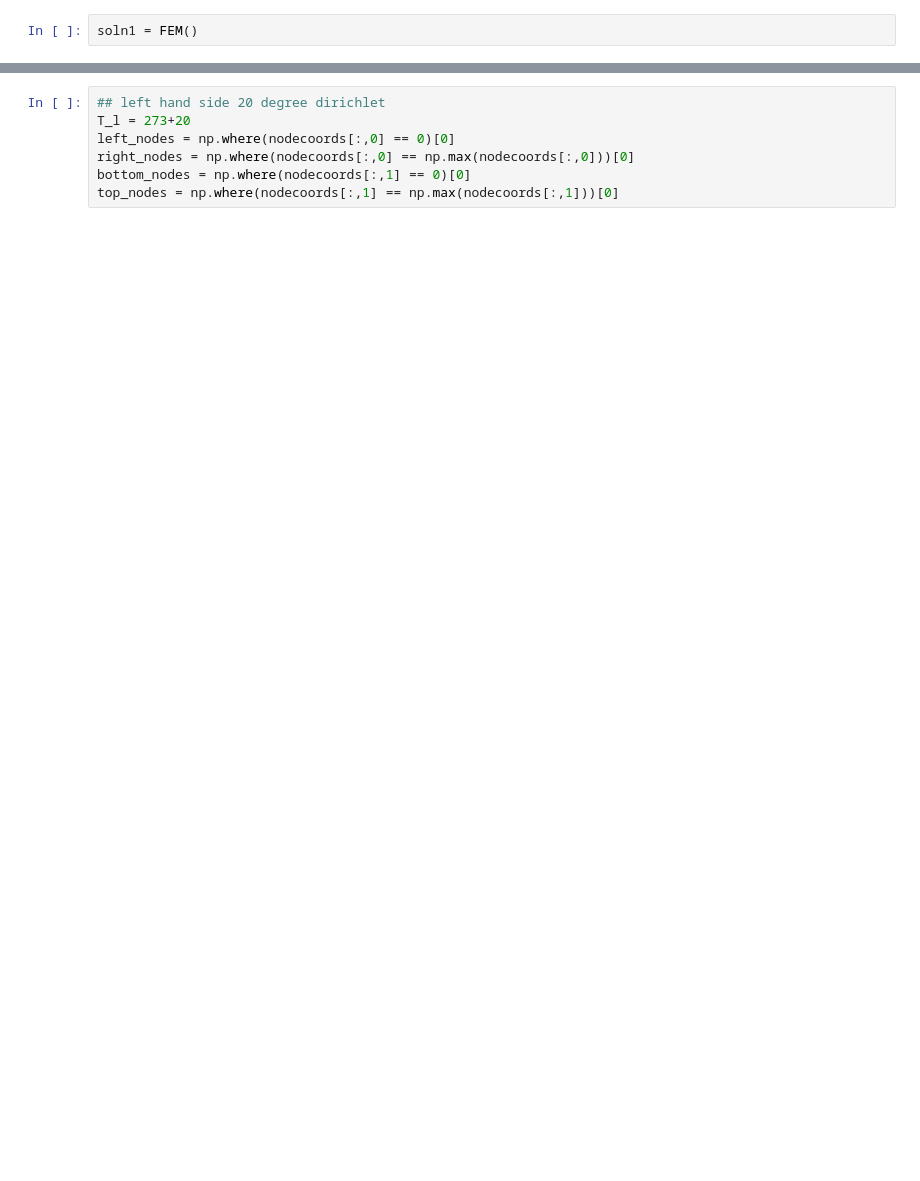
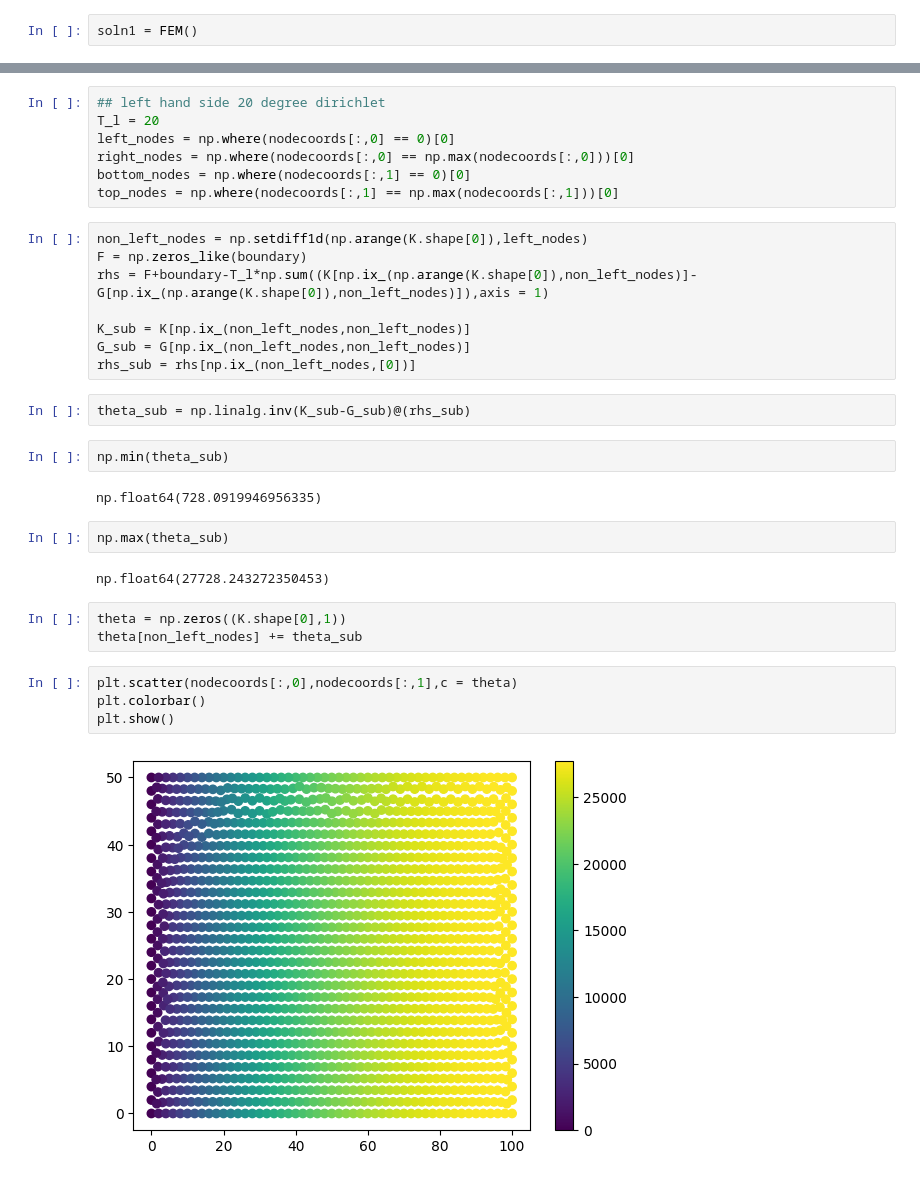
Before and after one commit to me21b172/ME5204-Project, a Jupyter notebook: Jayagowtham/Jayagowtham_project.ipynb, the cells around one changed output, grey strips where cells are left out. Saved outputs shown, nothing was run; the diff lists cells and outputs as text; blank space fills up the shorter version.

Commit message:
Corrected the errors, temperature is too high. But visualization matches

```diff
--- a/Jayagowtham/Jayagowtham_project.ipynb
+++ b/Jayagowtham/Jayagowtham_project.ipynb
@@ -125,7 +156,34 @@ K
 # %%
 ## left hand side 20 degree dirichlet
-T_l = 273+20
+T_l = 20
 left_nodes = np.where(nodecoords[:,0] == 0)[0]
 right_nodes = np.where(nodecoords[:,0] == np.max(nodecoords[:,0]))[0]
 bottom_nodes = np.where(nodecoords[:,1] == 0)[0]
 top_nodes = np.where(nodecoords[:,1] == np.max(nodecoords[:,1]))[0]
+# %%
+non_left_nodes = np.setdiff1d(np.arange(K.shape[0]),left_nodes)
+F = np.zeros_like(boundary)
+rhs = F+boundary-T_l*np.sum((K[np.ix_(np.arange(K.shape[0]),non_left_nodes)]-G[np.ix_(np.arange(K.shape[0]),non_left_nodes)]),axis = 1)
+
+K_sub = K[np.ix_(non_left_nodes,non_left_nodes)]
+G_sub = G[np.ix_(non_left_nodes,non_left_nodes)]
+rhs_sub = rhs[np.ix_(non_left_nodes,[0])]
+# %%
+theta_sub = np.linalg.inv(K_sub-G_sub)@(rhs_sub)
+# %%
+np.min(theta_sub)
+# %% [output]
+np.float64(728.0919946956335)
+# %%
+np.max(theta_sub)
+# %% [output]
+np.float64(27728.243272350453)
+# %%
+theta = np.zeros((K.shape[0],1))
+theta[non_left_nodes] += theta_sub
+# %%
+plt.scatter(nodecoords[:,0],nodecoords[:,1],c = theta)
+plt.colorbar()
+plt.show()
+# %% [output]
+[figure, added]
```
Also changed, not shown: parts of 3 cells of this notebook.
